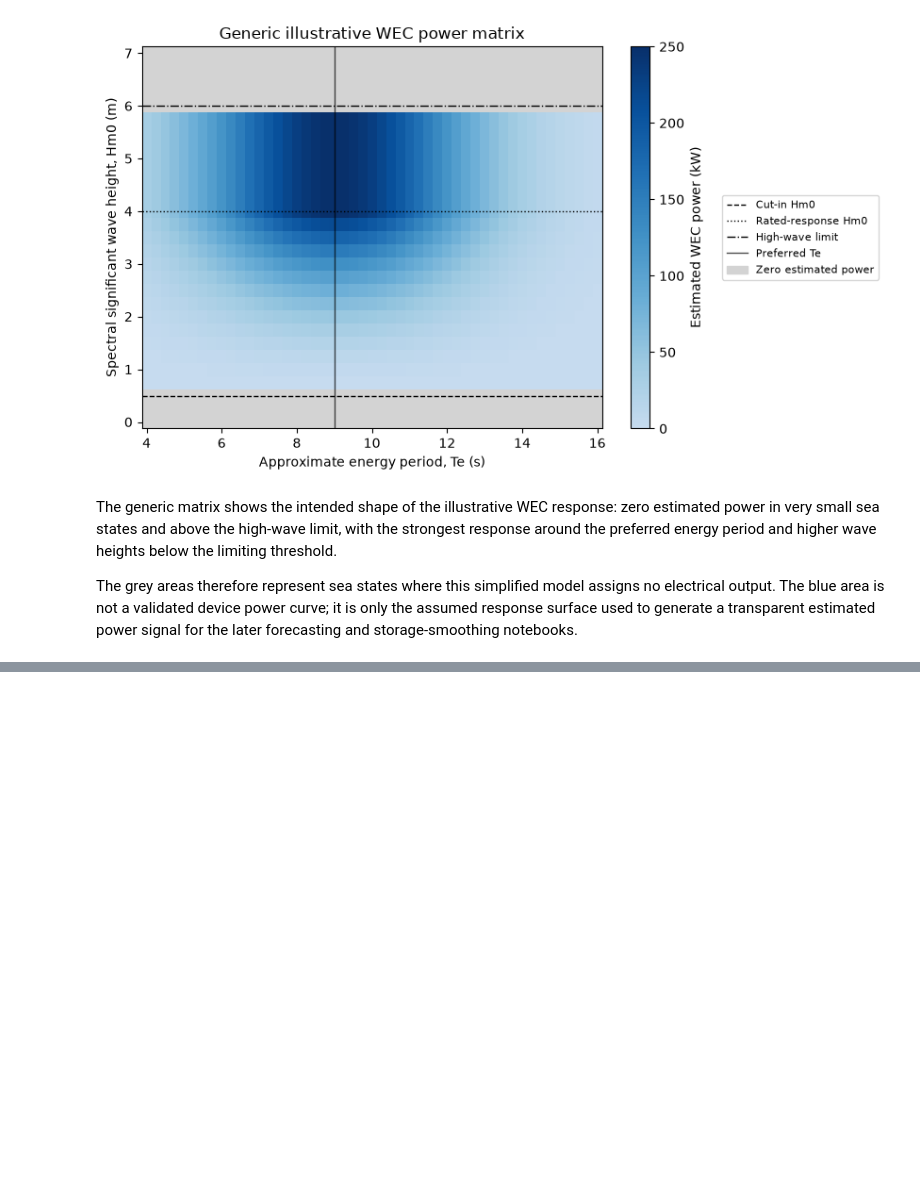
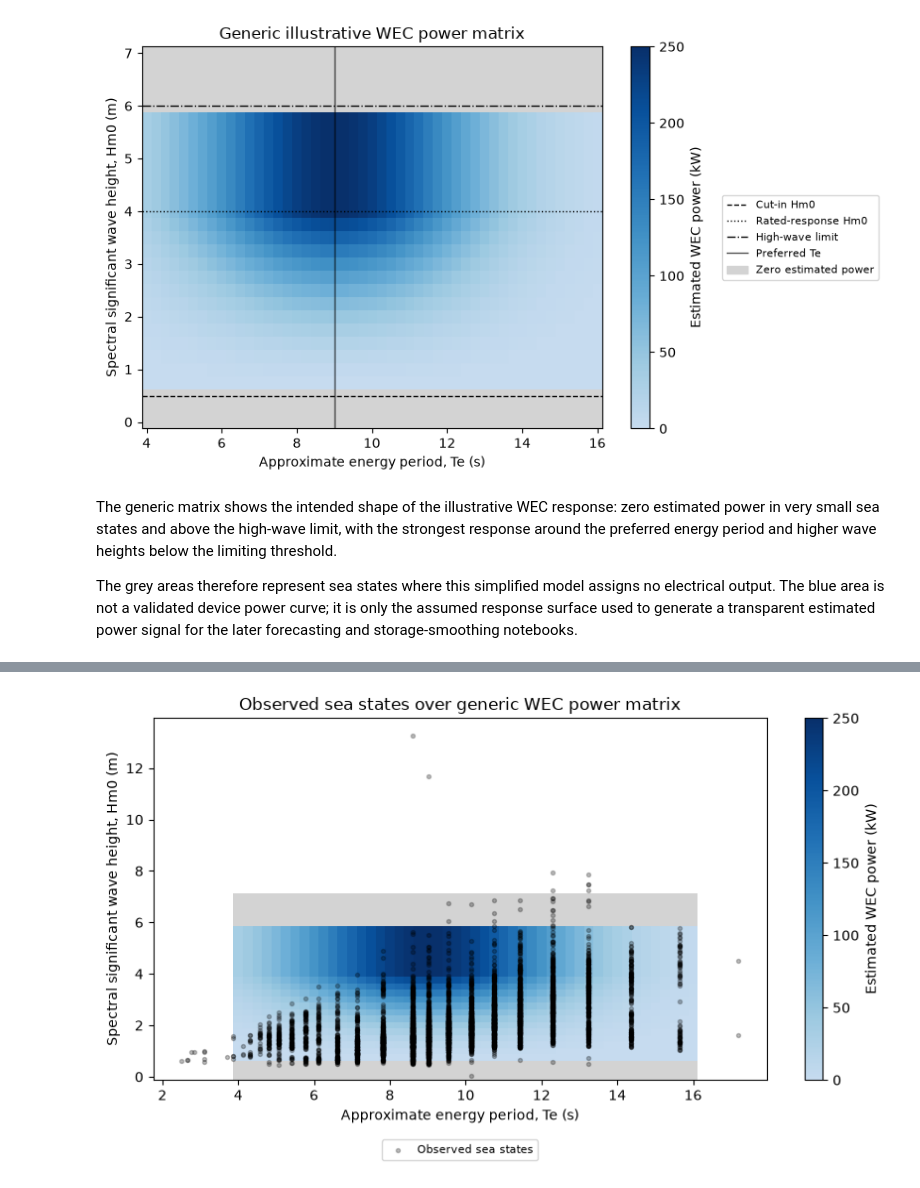
Before and after one commit to ChouaibB/wave-energy-forecasting-storage-ml, a Jupyter notebook: notebooks/02_wec_power_estimation.ipynb, the cells around one changed output, grey strips where cells are left out. Drawn from its saved outputs; the diff is of its cells as text; code cells hidden in the pictures; blank space fills up the shorter version.

Commit message:
overlaying sea-states distribution over the power matrix

```diff
--- a/notebooks/02_wec_power_estimation.ipynb
+++ b/notebooks/02_wec_power_estimation.ipynb
@@ -783,0 +790,100 @@ The grey areas therefore represent sea states where this simplified model assign
+# %%
+from scipy.interpolate import RegularGridInterpolator
+
+# Interpolator over the generic WEC matrix.
+power_interpolator = RegularGridInterpolator(
+    points=(hm0_grid, te_grid),
+    values=generic_power_matrix_kw,
+    bounds_error=False,
+    fill_value=np.nan,
+)
+
+# Flags for interpretation.
+wec_df["matrix_input_missing_flag"] = wec_df[["hm0_m", "te_approx_s"]].isna().any(axis=1)
+
+wec_df["te_outside_matrix_flag"] = (
+    (wec_df["te_approx_s"] < te_grid.min())
+    | (wec_df["te_approx_s"] > te_grid.max())
+)
+
+wec_df["hm0_outside_matrix_flag"] = (
+    (wec_df["hm0_m"] < hm0_grid.min())
+    | (wec_df["hm0_m"] > hm0_grid.max())
+)
+
+# Clip only for interpolation, while keeping outside-matrix flags.
+hm0_eval = wec_df["hm0_m"].clip(hm0_grid.min(), hm0_grid.max())
+te_eval = wec_df["te_approx_s"].clip(te_grid.min(), te_grid.max())
+
+interp_points = np.column_stack([hm0_eval, te_eval])
+
+wec_df["wec_power_kw_estimated"] = power_interpolator(interp_points)
+
+# Keep missing inputs as missing.
+wec_df.loc[
+    wec_df["matrix_input_missing_flag"],
+    "wec_power_kw_estimated",
+] = np.nan
+
+# Apply simple operating-envelope assumptions.
+wec_df.loc[
+    wec_df["hm0_m"] < wec_assumptions["cut_in_hm0_m"],
+    "wec_power_kw_estimated",
+] = 0.0
+
+wec_df.loc[
+    wec_df["hm0_m"] >= wec_assumptions["storm_cutout_hm0_m"],
+    "wec_power_kw_estimated",
+] = 0.0
+
+wec_df["wec_power_norm_estimated"] = (
+    wec_df["wec_power_kw_estimated"] / wec_assumptions["rated_power_kw"]
+)
+
+# Plot observed sea states over the generic matrix.
+matrix_for_plot = np.ma.masked_where(
+    generic_power_matrix_kw <= 0,
+    generic_power_matrix_kw,
+)
+
+fig, ax = plt.subplots(figsize=(8.5, 5))
+
+mesh = ax.pcolormesh(
+    te_grid,
+    hm0_grid,
+    matrix_for_plot,
+    shading="auto",
+    cmap=blue_cmap,
+    vmin=0,
+    vmax=wec_assumptions["rated_power_kw"],
+)
+
+cbar = fig.colorbar(mesh, ax=ax)
+cbar.set_label("Estimated WEC power (kW)")
+
+observed_matrix_df = wec_df.dropna(subset=["hm0_m", "te_approx_s"])
+
+ax.scatter(
+    observed_matrix_df["te_approx_s"],
+    observed_matrix_df["hm0_m"],
+    s=8,
+    color="black",
+    alpha=0.25,
+    label="Observed sea states",
+)
+
+ax.set_xlabel("Approximate energy period, Te (s)")
+ax.set_ylabel("Spectral significant wave height, Hm0 (m)")
+ax.set_title("Observed sea states over generic WEC power matrix")
+
+ax.legend(
+    loc="upper center",
+    bbox_to_anchor=(0.5, -0.15),
+    fontsize=8,
+    frameon=True,
+)
+
+fig.tight_layout()
+plt.show()
+# %% [output]
+[figure, added]
```
Also changed, not shown: parts of 2 cells of this notebook.
